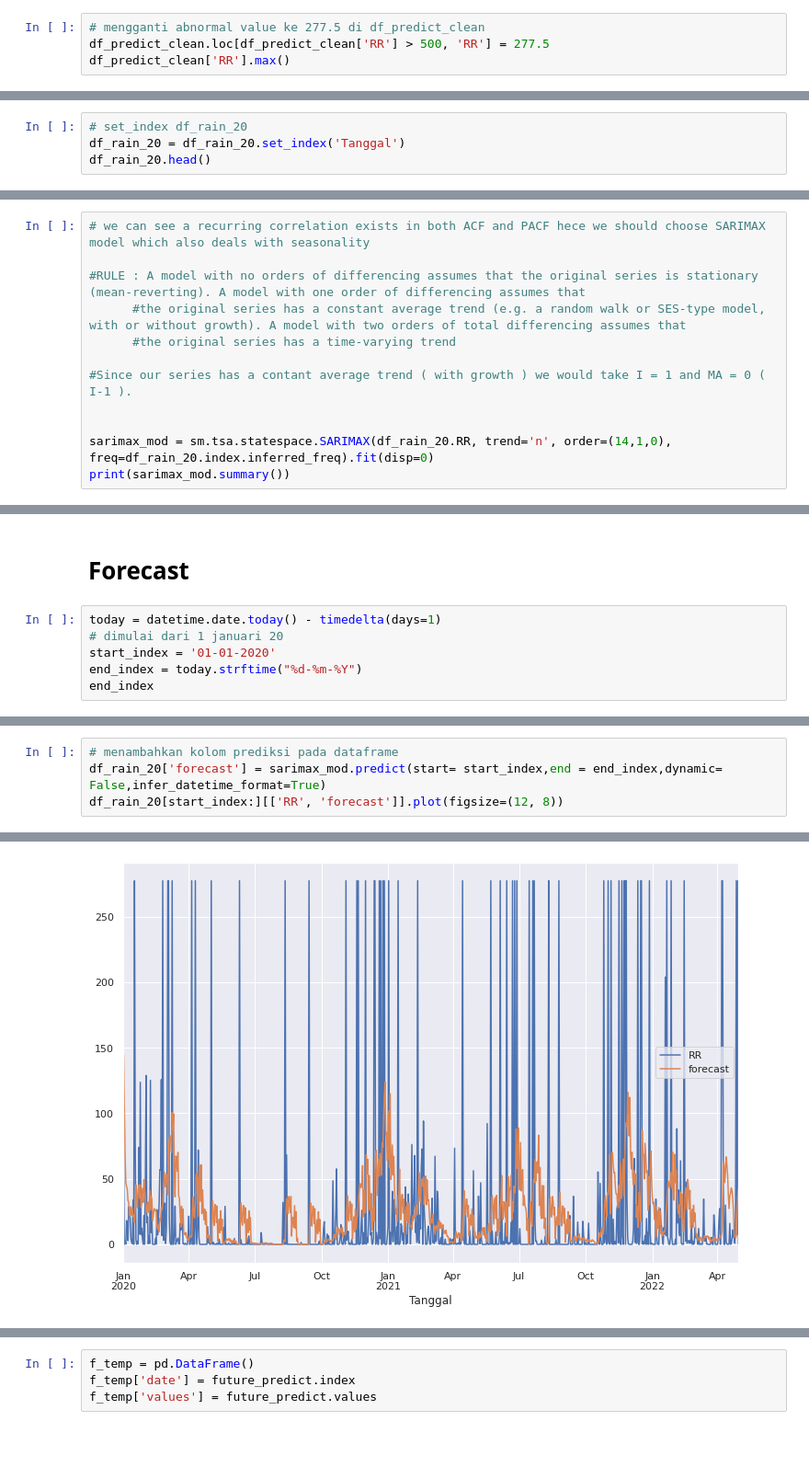
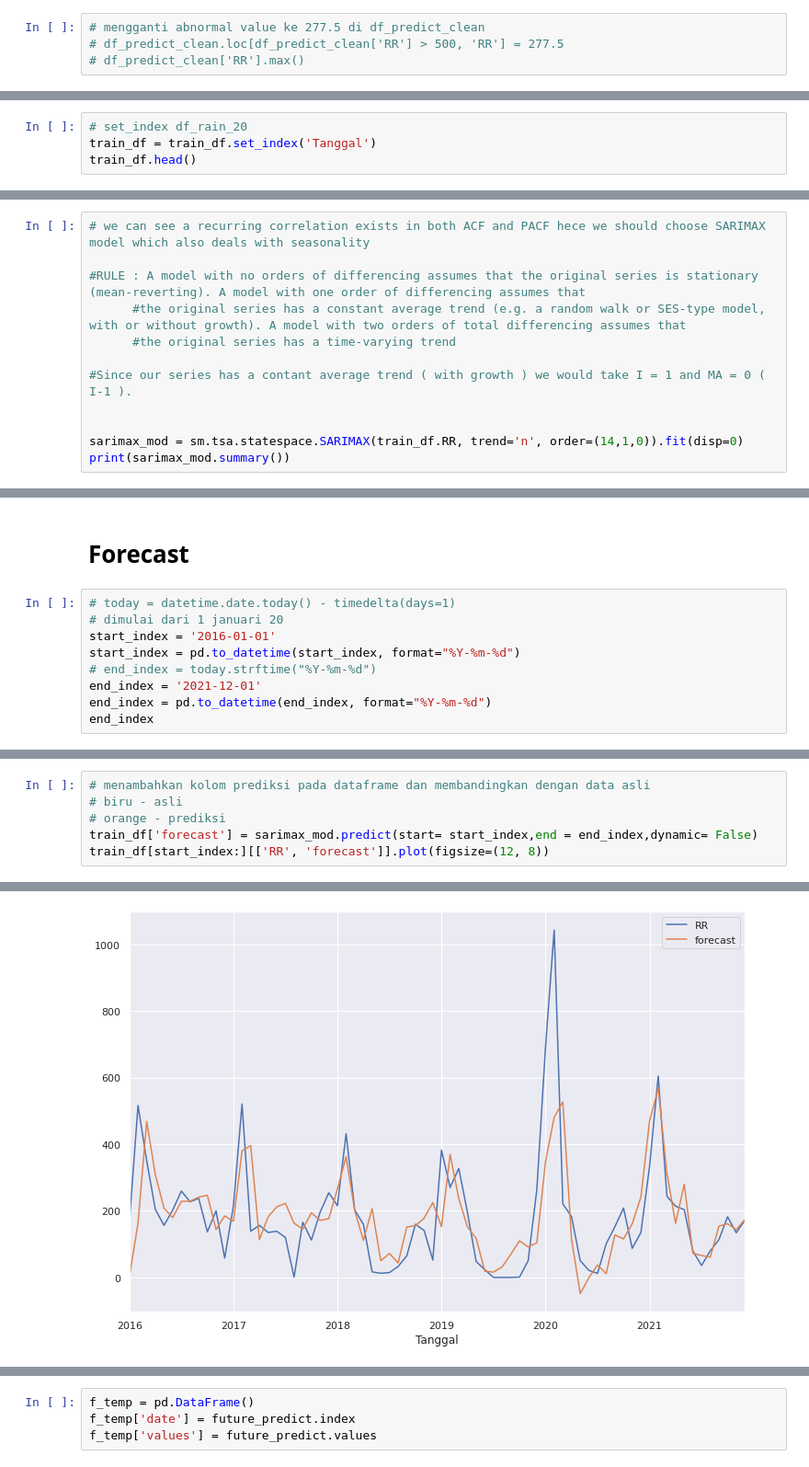
Before and after one commit to RyanB1303/curah_hujan, a Jupyter notebook: curah_hujan_predict_v1.ipynb, the cells around one changed output, grey strips where cells are left out. Shown at 92% size. Saved outputs shown, nothing was run; the diff lists cells and outputs as text; blank space fills up the shorter version.

Commit message:
update data baru dan prediksi

```diff
--- a/curah_hujan_predict_v1.ipynb
+++ b/curah_hujan_predict_v1.ipynb
@@ -87,4 +118,4 @@ cond_1.loc[cond_1 < 500].max()
 # %%
 # mengganti abnormal value ke 277.5 di df_predict_clean
-df_predict_clean.loc[df_predict_clean['RR'] > 500, 'RR'] = 277.5
-df_predict_clean['RR'].max()
+# df_predict_clean.loc[df_predict_clean['RR'] > 500, 'RR'] = 277.5
+# df_predict_clean['RR'].max()
@@ -129,8 +158,8 @@ sns.lineplot(x="Tanggal", y="RR",legend='full' ,data=df_rain_20)
 # Identifikasi Data
 # %%
 # set_index df_rain_20
-df_rain_20 = df_rain_20.set_index('Tanggal')
-df_rain_20.head()
+train_df = train_df.set_index('Tanggal')
+train_df.head()
 # %% [output]
 |  | RR |
 | Tanggal |  |
@@ -218,7 +273,7 @@ fig = sm.graphics.tsa.plot_pacf(df_rain_20.RR, ax=ax2, method='ywm')
 #Since our series has a contant average trend ( with growth ) we would take I = 1 and MA = 0 ( I-1 ).
 
 
-sarimax_mod = sm.tsa.statespace.SARIMAX(df_rain_20.RR, trend='n', order=(14,1,0), freq=df_rain_20.index.inferred_freq).fit(disp=0)
+sarimax_mod = sm.tsa.statespace.SARIMAX(train_df.RR, trend='n', order=(14,1,0)).fit(disp=0)
 print(sarimax_mod.summary())
 # %% [output]
                                SARIMAX Results
@@ -241,9 +326,12 @@ Warnings:
 # %% [markdown]
 # Forecast
 # %%
-today = datetime.date.today() - timedelta(days=1)
+# today = datetime.date.today() - timedelta(days=1)
 # dimulai dari 1 januari 20
-start_index = '01-01-2020'
-end_index = today.strftime("%d-%m-%Y")
+start_index = '2016-01-01'
+start_index = pd.to_datetime(start_index, format="%Y-%m-%d")
+# end_index = today.strftime("%Y-%m-%d")
+end_index = '2021-12-01'
+end_index = pd.to_datetime(end_index, format="%Y-%m-%d")
 end_index
 # %% [output]
@@ -251,7 +339,9 @@ end_index
 # %%
-# menambahkan kolom prediksi pada dataframe
-df_rain_20['forecast'] = sarimax_mod.predict(start= start_index,end = end_index,dynamic= False,infer_datetime_format=True)
-df_rain_20[start_index:][['RR', 'forecast']].plot(figsize=(12, 8))
+# menambahkan kolom prediksi pada dataframe dan membandingkan dengan data asli
+# biru - asli
+# orange - prediksi
+train_df['forecast'] = sarimax_mod.predict(start= start_index,end = end_index,dynamic= False)
+train_df[start_index:][['RR', 'forecast']].plot(figsize=(12, 8))
 # %% [output]
 <AxesSubplot:xlabel='Tanggal'>
-[figure, old version]
+[figure, new version]
```
Also changed, not shown: parts of 41 cells of this notebook, 2 other files.
